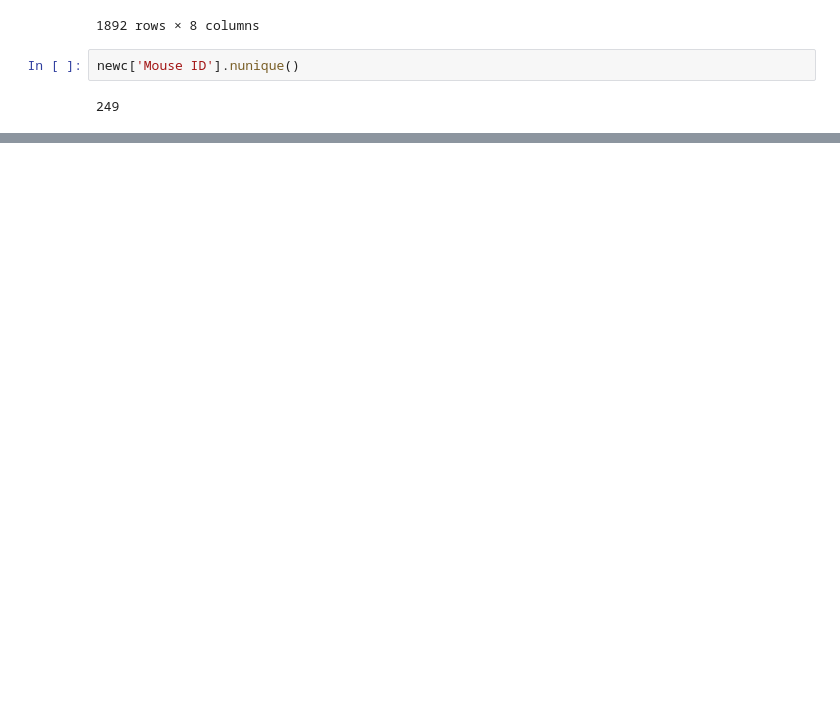
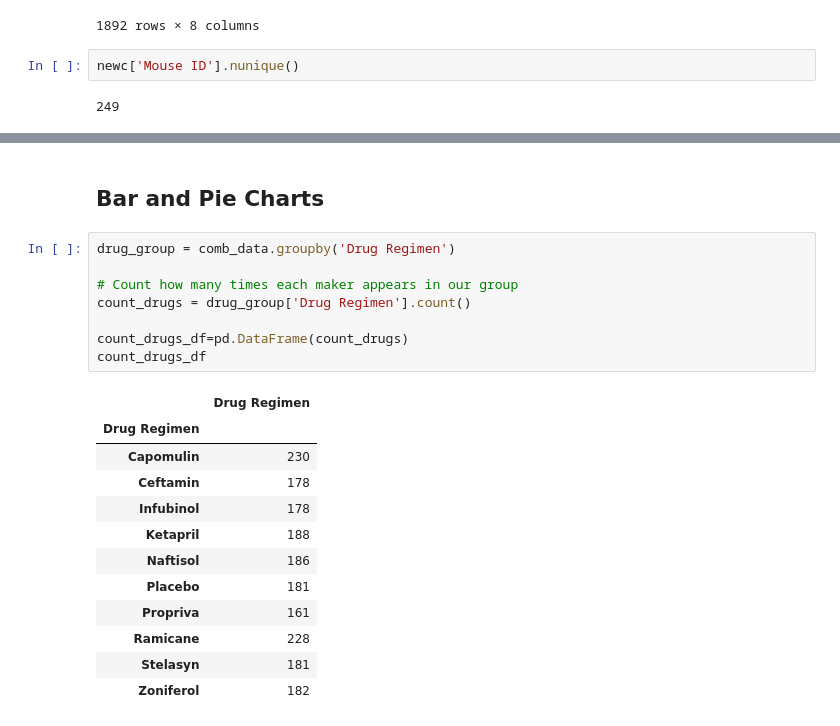
Before and after one commit to nfaber1/matplotlib-challenge, a Jupyter notebook: matplotlib-challenge-code.ipynb, the cells around one changed output, grey strips where cells are left out. Saved outputs shown, nothing was run; the diff lists cells and outputs as text; blank space fills up the shorter version.

Commit message:
pandas and matplotlib charts

```diff
--- a/matplotlib-challenge-code.ipynb
+++ b/matplotlib-challenge-code.ipynb
@@ -187,0 +204,23 @@ study_data_complete3
+# %% [markdown]
+## Bar and Pie Charts
+# %%
+drug_group = comb_data.groupby('Drug Regimen')
+
+# Count how many times each maker appears in our group
+count_drugs = drug_group['Drug Regimen'].count()
+
+count_drugs_df=pd.DataFrame(count_drugs)
+count_drugs_df
+# %% [output]
+|  | Drug Regimen |
+| Drug Regimen |  |
+| Capomulin | 230 |
+| Ceftamin | 178 |
+| Infubinol | 178 |
+| Ketapril | 188 |
+| Naftisol | 186 |
+| Placebo | 181 |
+| Propriva | 161 |
+| Ramicane | 228 |
+| Stelasyn | 181 |
+| Zoniferol | 182 |
```
Also changed, not shown: parts of 5 cells of this notebook.
